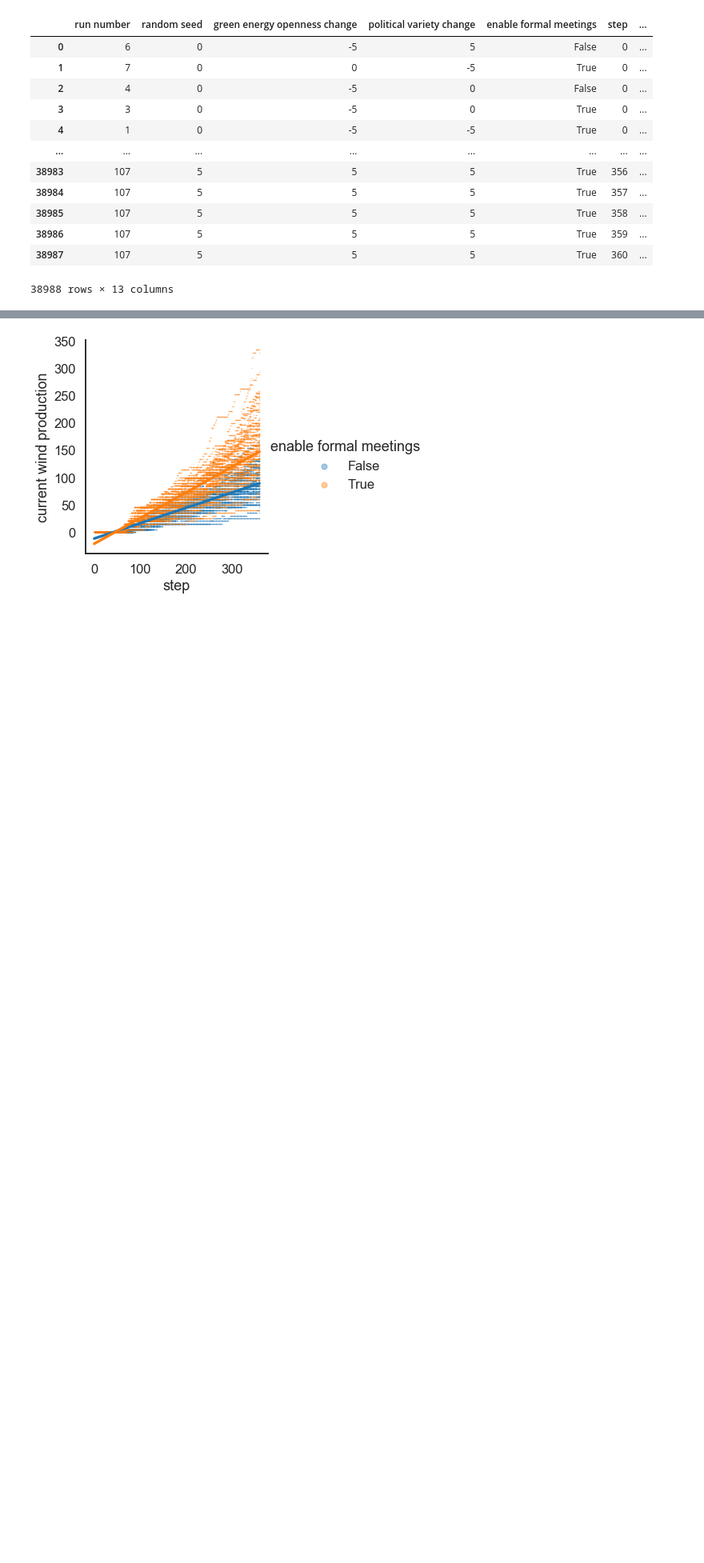
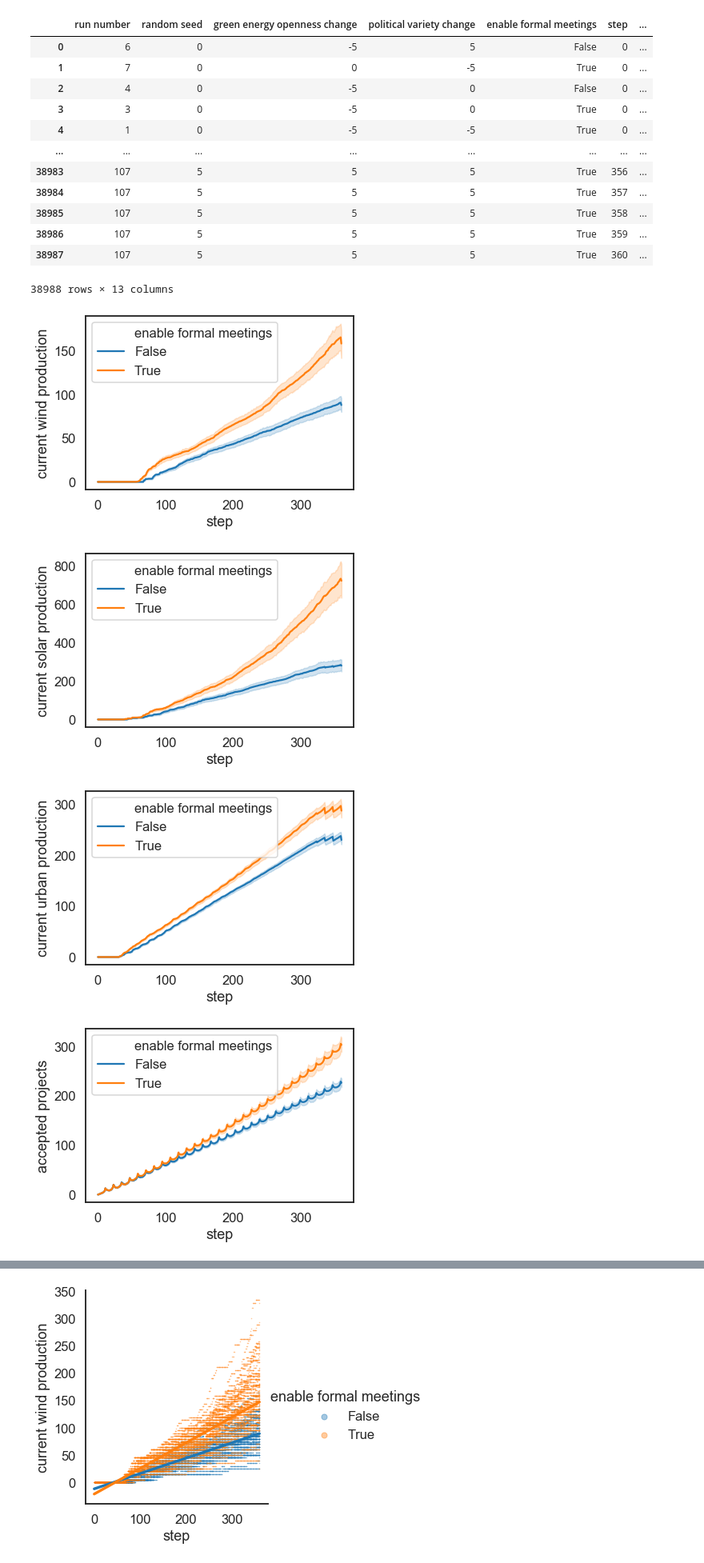
Before and after one commit to fcruztorres/ABM_Energy_Transition, a Jupyter notebook: Effect of formal meetings.ipynb, the cells around one changed output, grey strips where cells are left out. Shown: that part at 80% size. Cells and saved outputs as stored; diff of their text form; code cells hidden in the pictures; blank space fills up the shorter version.

```diff
--- a/Effect of formal meetings.ipynb
+++ b/Effect of formal meetings.ipynb
@@ -48,3 +48,13 @@ data
 | 38986 | 107 | 5 | 5 | 5 | True | 359 | ... |
 | 38987 | 107 | 5 | 5 | 5 | True | 360 | ... |
 38988 rows × 13 columns
+# %%
+for i in data.columns[6:]:
+    i = str(i)
+    sns.lineplot('step', i, data=data, hue='enable formal meetings')
+    plt.show()
+# %% [output]
+[figure, added]
+[figure, added]
+[figure, added]
+[figure, added]
```
Also changed, not shown: parts of 1 cell of this notebook, 5 other files.
